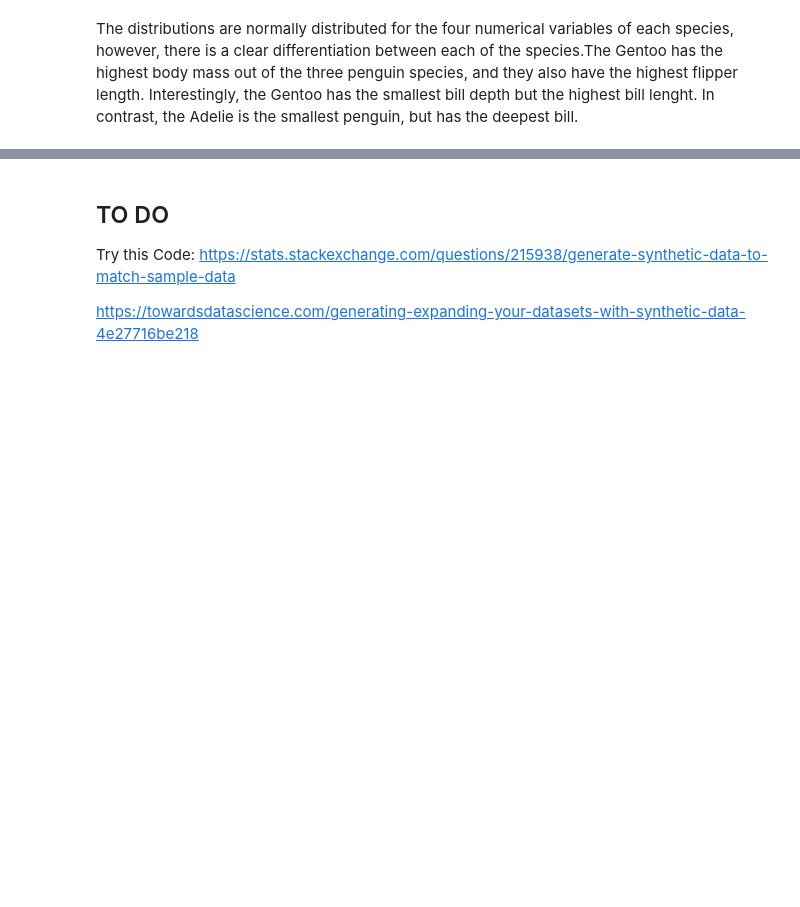
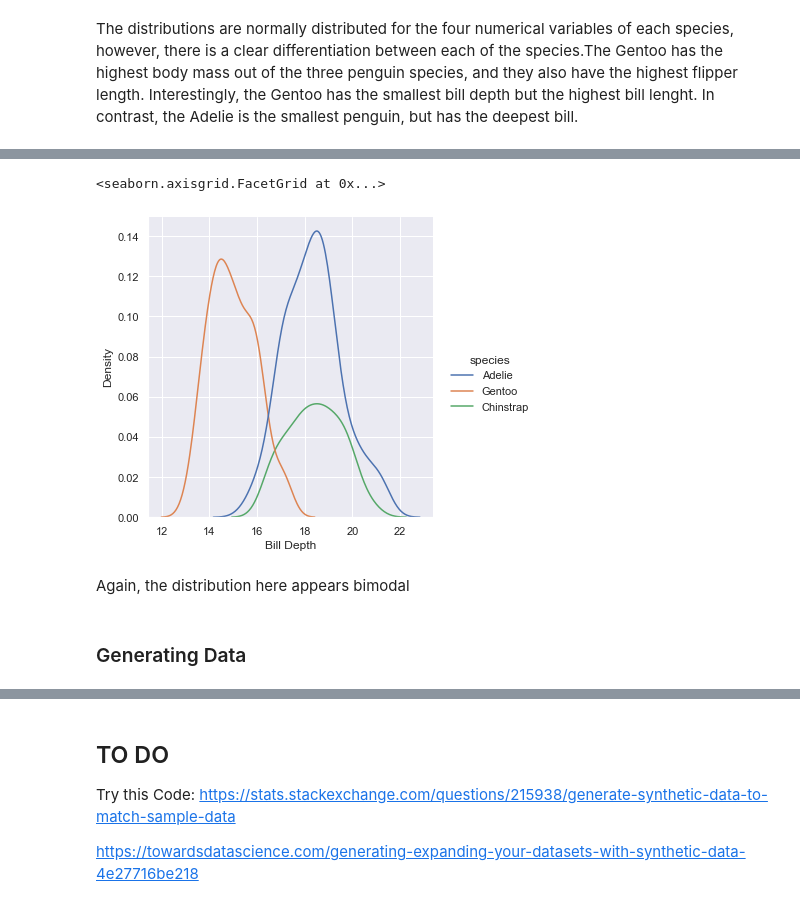
Before and after one commit to jbrad88/pda-project, a Jupyter notebook: pda-project.ipynb, the cells around one changed output, grey strips where cells are left out. Saved outputs shown, nothing was run; the diff lists cells and outputs as text; code cells hidden in the pictures; blank space fills up the shorter version.

```diff
--- a/pda-project.ipynb
+++ b/pda-project.ipynb
@@ -139,2 +125,12 @@ knn.fit(inputs_train, outputs_train)
+# %%
+bd = sns.displot(df, x="bill_depth", hue="species", kind = "kde")
+bd.set(xlabel = "Bill Depth")
+# %% [output]
+<seaborn.axisgrid.FacetGrid at 0x...>
+[figure, added]
+# %% [markdown]
+Again, the distribution here appears bimodal
+# %% [markdown]
+### Generating Data
 # %%
 df.describe()
```
Also changed, not shown: parts of 28 cells of this notebook, 2 other files.
